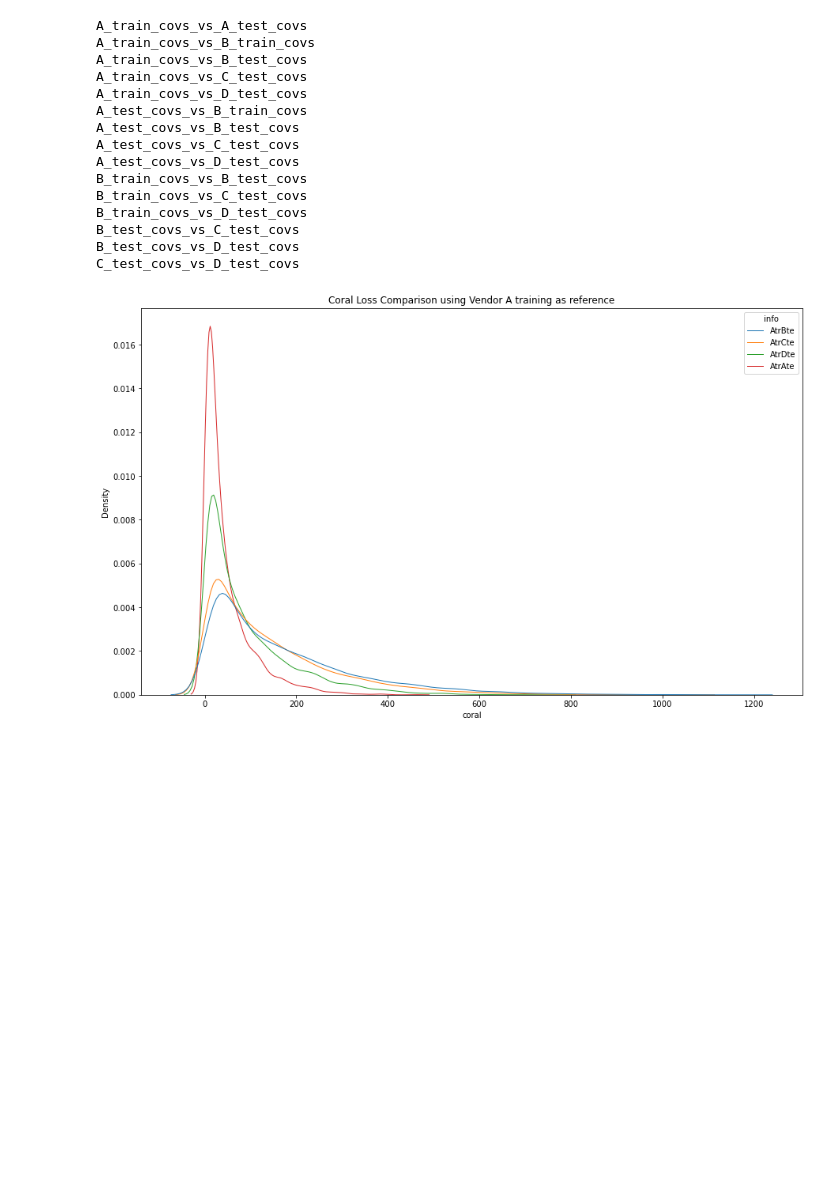
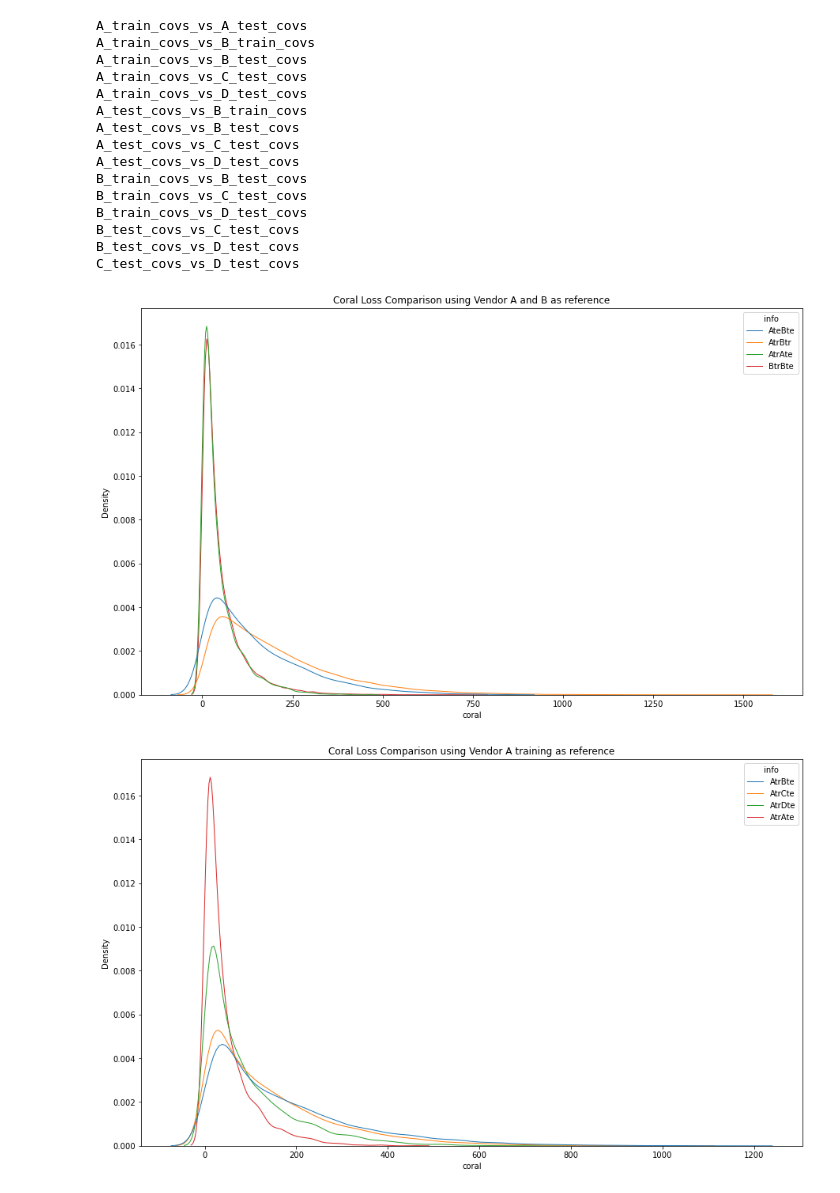
Before and after one commit to alalbiol/mnms_da, a Jupyter notebook: notebooks/mms2d_covariances.ipynb, the cells around one changed output. Drawn from its saved outputs; the diff is of its cells as text; code cells hidden in the pictures; blank space fills up the shorter version.

Commit message:
coral things

```diff
--- a/notebooks/mms2d_covariances.ipynb
+++ b/notebooks/mms2d_covariances.ipynb
@@ -799,6 +799,25 @@ B_train_covs_vs_D_test_covs
 B_test_covs_vs_C_test_covs
 B_test_covs_vs_D_test_covs
 C_test_covs_vs_D_test_covs
+# %%
+df_AteBte  = pd.DataFrame({'coral':all_corals["A_test_covs_vs_B_test_covs"], 'info':["AteBte"]*len(all_corals["A_test_covs_vs_B_test_covs"])})
+df_AtrBtr = pd.DataFrame({'coral':all_corals["A_train_covs_vs_B_train_covs"], 'info':["AtrBtr"]*len(all_corals["A_train_covs_vs_B_train_covs"])})
+df_AtrAte = pd.DataFrame({'coral':all_corals["A_train_covs_vs_A_test_covs"], 'info':["AtrAte"]*len(all_corals["A_train_covs_vs_A_test_covs"])})
+df_BtrBte = pd.DataFrame({'coral':all_corals["B_train_covs_vs_B_test_covs"], 'info':["BtrBte"]*len(all_corals["B_train_covs_vs_B_test_covs"])})
+
+df_1_coral = pd.concat([ df_AteBte, df_AtrBtr, df_AtrAte, df_BtrBte ])
+
+
+plt.figure(figsize=(15,9))
+sns.kdeplot(
+   data=df_1_coral, x="coral", hue="info",
+   fill=False, common_norm=False, #palette="crest",
+   alpha=.5, linewidth=1,
+)
+plt.title("Coral Loss Comparison using Vendor A and B as reference")
+plt.savefig("AvB.jpg", dpi=300)
+# %% [output]
+[figure, added]
 # %%
 df_AtrBte = pd.DataFrame({'coral':all_corals["A_train_covs_vs_B_test_covs"], 'info':["AtrBte"]*len(all_corals["A_train_covs_vs_B_test_covs"])})
 df_AtrCte = pd.DataFrame({'coral':all_corals["A_train_covs_vs_C_test_covs"], 'info':["AtrCte"]*len(all_corals["A_train_covs_vs_C_test_covs"])})
```
Also changed, not shown: 2 other files.
